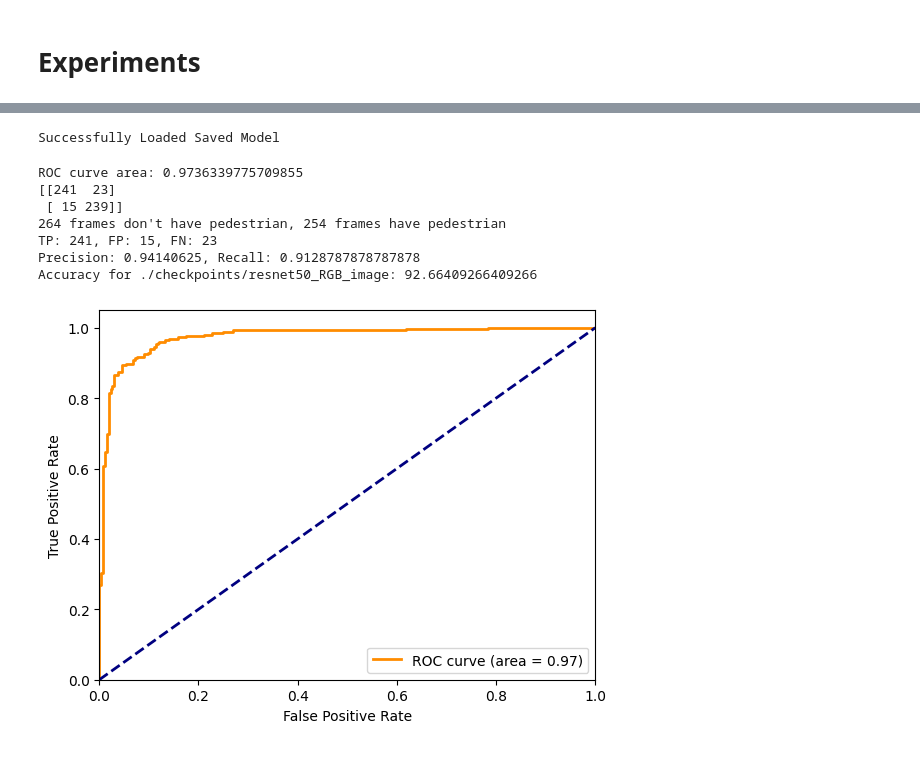
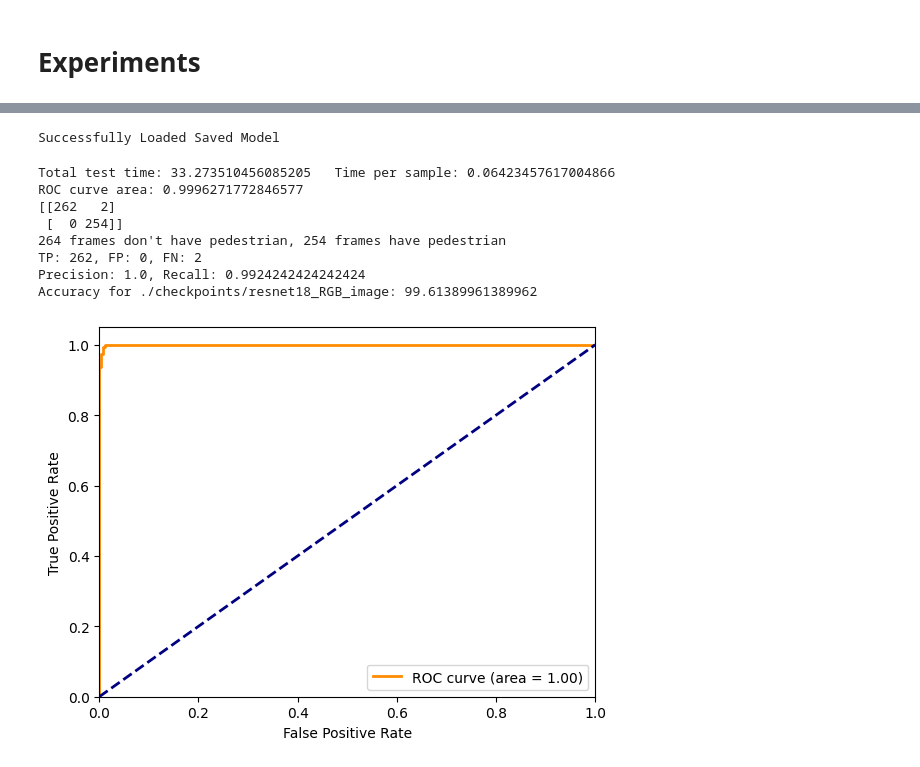
Before and after one commit to mhtang2/HOGPedestrianDetection, a Jupyter notebook: rgb_model.ipynb, the cells around one changed output, grey strips where cells are left out. Saved outputs shown, nothing was run; the diff lists cells and outputs as text; code cells hidden in the pictures.

```diff
--- a/rgb_model.ipynb
+++ b/rgb_model.ipynb
@@ -239,8 +250,8 @@ def train(model, train_dataloader, val_dataloader, save_path):
 # %%
-save_path = "./checkpoints/resnet50_RGB_image"
+save_path = "./checkpoints/resnet18_RGB_image"
 
-model = torchvision.models.resnet50(weights = None)
-model.fc = torch.nn.Linear(in_features=2048, out_features=2, bias=True)
+model = torchvision.models.resnet18(weights = None)
+model.fc = torch.nn.Linear(in_features=512, out_features=2, bias=True)
 model = torch.nn.DataParallel(model)
 
 try:
@@ -251,6 +262,7 @@ except Exception as error:
     print(error)
 model.to(device)
 
-train(model, train_dataloader, val_dataloader, save_path)
+train_errors, val_errors = train(model, train_dataloader, val_dataloader, save_path)
+print(train_errors, val_errors)
 # %% [output]
 Failed to load Saved Model
@@ -325,6 +311,6 @@ Precision: 0.9621848739495799, Recall: 0.8841698841698842
 # %%
 def test(model, test_dataloader, save_path, test_type):
-
+    starttime = time()
     correct = 0
     total = 0
     model.eval()
@@ -348,7 +334,8 @@ def test(model, test_dataloader, save_path, test_type):
             all_labels = torch.cat((all_labels, labels))
             all_pred_probs = torch.cat((all_pred_probs, outputs.data))
             # break # TODO: remove this
-
+    testtime = time() - starttime
+    print(f"Total test time: {testtime}   Time per sample: {testtime / len(test_dataloader.dataset)}")
     # Let's say y_true is your true binary labels and y_pred_probs is the predicted probabilities for the positive class
     # You should replace them with your actual variables
 
@@ -380,25 +367,26 @@ def test(model, test_dataloader, save_path, test_type):
     print(f"Accuracy for {save_path}: {accuracy}")
     plt.show()
 # %%
-model = torchvision.models.resnet50(weights = None)
-model.fc = torch.nn.Linear(in_features=2048, out_features=2, bias=True)
+model = torchvision.models.resnet18(weights = None)
+model.fc = torch.nn.Linear(in_features=512, out_features=2, bias=True)
 model = torch.nn.DataParallel(model)
 try:
     model.load_state_dict(torch.load(save_path))
     print("Successfully Loaded Saved Model")
 except Exception as error:
     print("Failed to load Saved Model")
     print(error)
 model.to(device)
 
 test(model, test_dataloader, save_path, "RGB")
 # %% [output]
 Successfully Loaded Saved Model
-ROC curve area: 0.9736339775709855
-[[241  23]
- [ 15 239]]
+Total test time: 33.273510456085205   Time per sample: 0.06423457617004866
+ROC curve area: 0.9996271772846577
+[[262   2]
+ [  0 254]]
 264 frames don't have pedestrian, 254 frames have pedestrian
-TP: 241, FP: 15, FN: 23
-Precision: 0.94140625, Recall: 0.9128787878787878
-Accuracy for ./checkpoints/resnet50_RGB_image: 92.66409266409266
+TP: 262, FP: 0, FN: 2
+Precision: 1.0, Recall: 0.9924242424242424
+Accuracy for ./checkpoints/resnet18_RGB_image: 99.61389961389962
-[figure, old version]
+[figure, new version]
```
Also changed, not shown: parts of 3 cells of this notebook, 1 other file.
